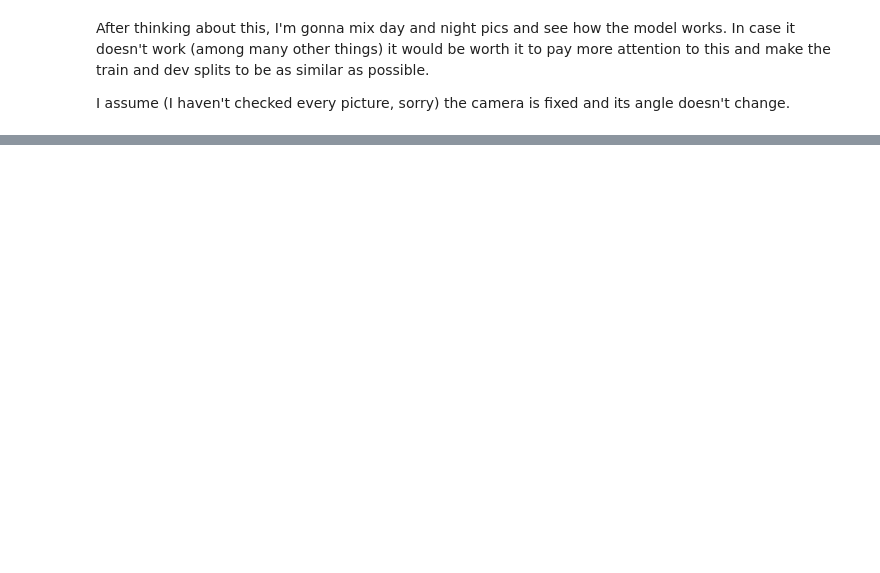
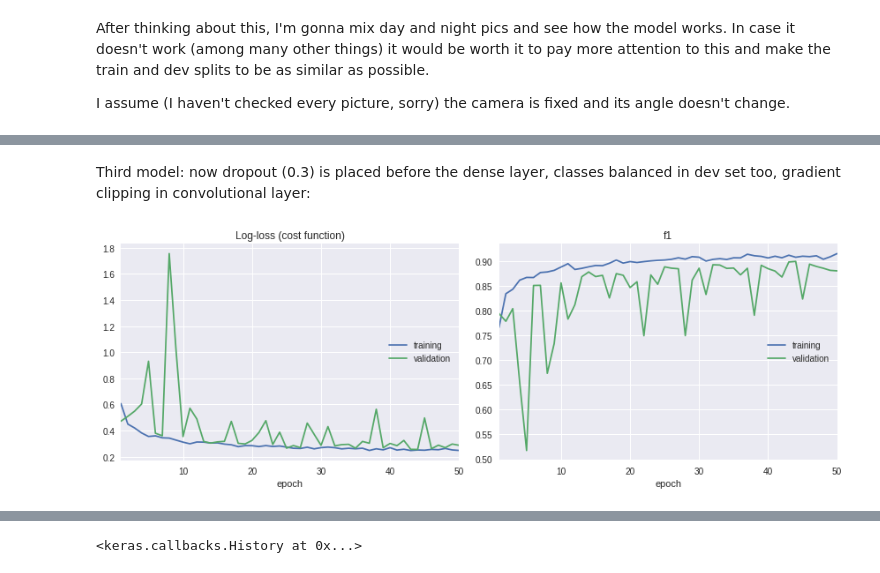
Before and after one commit to jvicentem/pepito-the-cat-in-or-out, a Jupyter notebook: pepito-in-or-out.ipynb, the cells around one changed output, grey strips where cells are left out. Saved outputs shown, nothing was run; the diff lists cells and outputs as text; code cells hidden in the pictures; blank space fills up the shorter version.

```diff
--- a/pepito-in-or-out.ipynb
+++ b/pepito-in-or-out.ipynb
@@ -207,0 +419,13 @@ Epoch 1/1
+# %%
+i = 1
+
+for batch in datagen.flow_from_directory('dev/out',
+                                         target_size=(480, 640), batch_size=BATCH_SIZE,
+                                         class_mode='binary', classes = ['out', 'home'],
+                                         shuffle = True, seed=SEED, save_to_dir='dev_transformed_imgs_out',
+                                         save_format='jpg'):
+
+  if i == np.ceil(428 / BATCH_SIZE):
+    break
+
+  i = i + 1
@@ -207,0 +988,18 @@ Epoch 1/1
+# %% [markdown]
+Third model: now dropout (0.3) is placed before the dense layer, classes balanced in dev set too, gradient clipping in convolutional layer:
+# %%
+# First 50 epochs
+from livelossplot import PlotLossesKeras
+import numpy as np
+#                batch_size specified at train_generator
+(model.fit_generator(train_generator, steps_per_epoch = np.floor(len(train_x) / BATCH_SIZE),
+                     epochs = 50,
+#                      workers = 4,
+                     verbose = 2,
+                     max_queue_size = 2,
+                     use_multiprocessing = True,
+                     validation_data=dev_generator,
+                     callbacks=[PlotLossesKeras(), LogCallback()]
+                    ))
+# %% [output]
+[figure, added]
@@ -207,0 +1023 @@ Epoch 1/1
+<keras.callbacks.History at 0x...>
```
Also changed, not shown: parts of 189 cells of this notebook, 21 other files.
